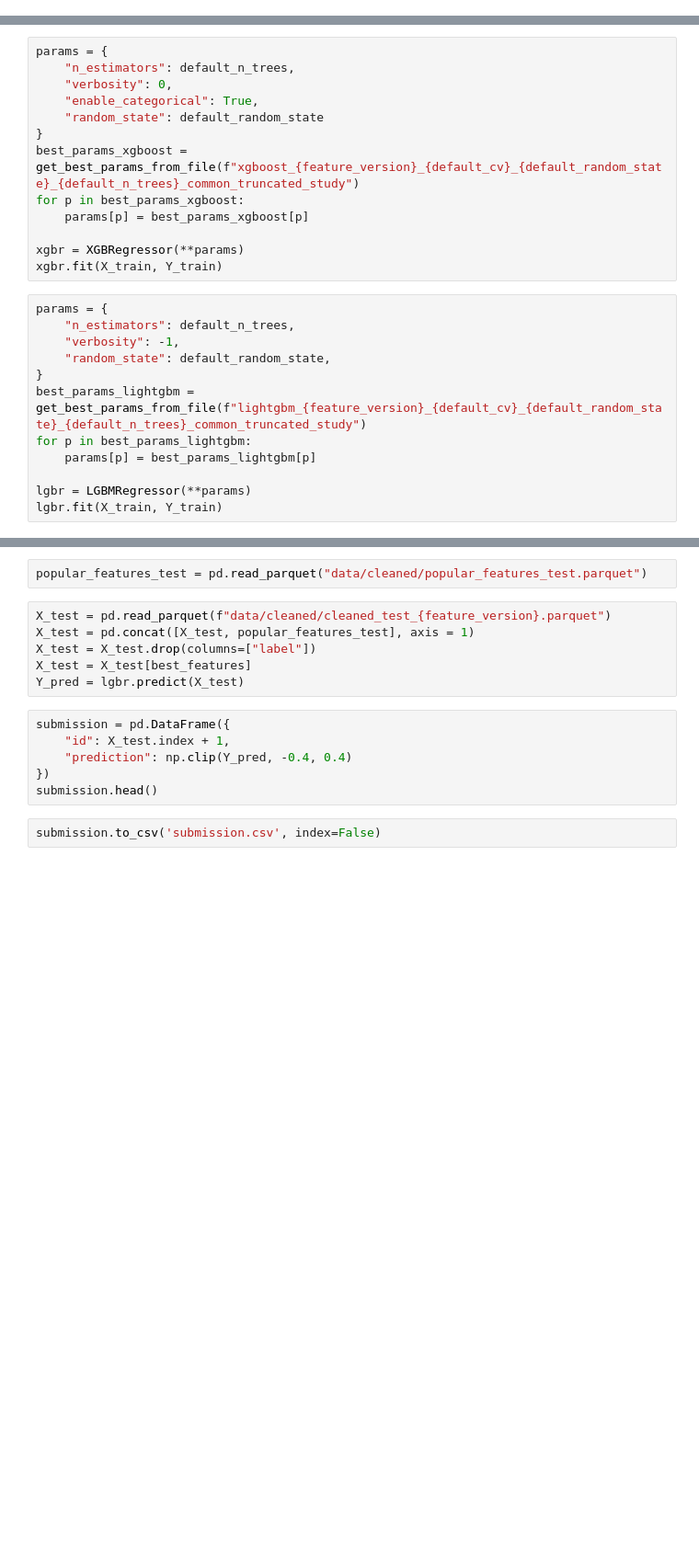
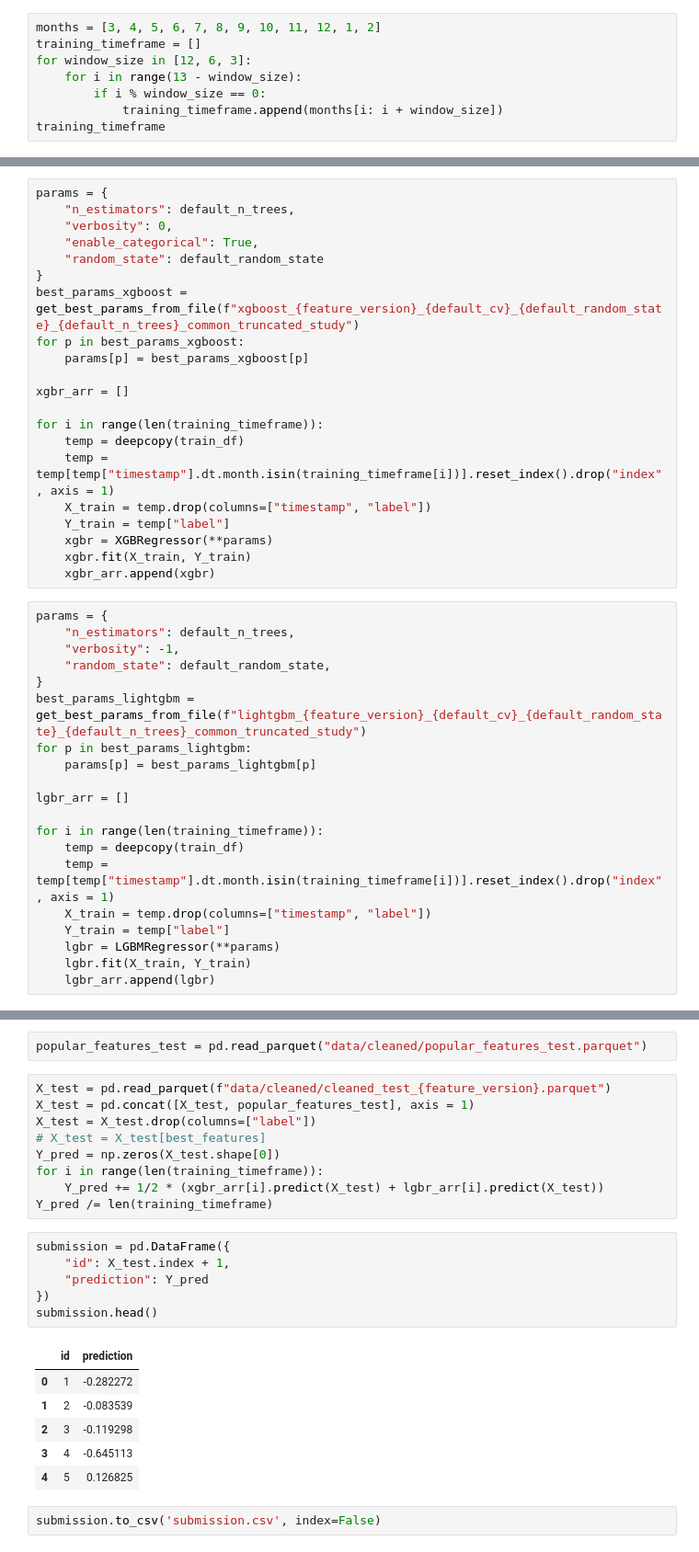
Before and after one commit to justpqa/drw-crypto-market-prediction, a Jupyter notebook: submission.ipynb, the cells around one changed output, grey strips where cells are left out. Shown at 92% size. Saved outputs shown, nothing was run; the diff lists cells and outputs as text; blank space fills up the shorter version.

Commit message:
latest training updates

```diff
--- a/submission.ipynb
+++ b/submission.ipynb
@@ -49,3 +52,11 @@ def get_best_params_from_file(filename):
         storage = f"sqlite:///{filename}.db"
     )
     return study.best_params
+# %%
+months = [3, 4, 5, 6, 7, 8, 9, 10, 11, 12, 1, 2]
+training_timeframe = []
+for window_size in [12, 6, 3]:
+    for i in range(13 - window_size):
+        if i % window_size == 0:
+            training_timeframe.append(months[i: i + window_size])
+training_timeframe
@@ -60,8 +79,16 @@ best_params_xgboost = get_best_params_from_file(f"xgboost_{feature_version}_{def
 for p in best_params_xgboost:
     params[p] = best_params_xgboost[p]
 
-xgbr = XGBRegressor(**params)
-xgbr.fit(X_train, Y_train)
+xgbr_arr = []
+
+for i in range(len(training_timeframe)):
+    temp = deepcopy(train_df)
+    temp = temp[temp["timestamp"].dt.month.isin(training_timeframe[i])].reset_index().drop("index", axis = 1)
+    X_train = temp.drop(columns=["timestamp", "label"])
+    Y_train = temp["label"]
+    xgbr = XGBRegressor(**params)
+    xgbr.fit(X_train, Y_train)
+    xgbr_arr.append(xgbr)
 # %%
 params = {
     "n_estimators": default_n_trees,
@@ -72,6 +99,14 @@ best_params_lightgbm = get_best_params_from_file(f"lightgbm_{feature_version}_{d
 for p in best_params_lightgbm:
     params[p] = best_params_lightgbm[p]
 
-lgbr = LGBMRegressor(**params)
-lgbr.fit(X_train, Y_train)
+lgbr_arr = []
+
+for i in range(len(training_timeframe)):
+    temp = deepcopy(train_df)
+    temp = temp[temp["timestamp"].dt.month.isin(training_timeframe[i])].reset_index().drop("index", axis = 1)
+    X_train = temp.drop(columns=["timestamp", "label"])
+    Y_train = temp["label"]
+    lgbr = LGBMRegressor(**params)
+    lgbr.fit(X_train, Y_train)
+    lgbr_arr.append(lgbr)
 # %%
@@ -96,13 +131,23 @@ popular_features_test = pd.read_parquet("data/cleaned/popular_features_test.parq
 X_test = pd.read_parquet(f"data/cleaned/cleaned_test_{feature_version}.parquet")
 X_test = pd.concat([X_test, popular_features_test], axis = 1)
 X_test = X_test.drop(columns=["label"])
-X_test = X_test[best_features]
-Y_pred = lgbr.predict(X_test)
+# X_test = X_test[best_features]
+Y_pred = np.zeros(X_test.shape[0])
+for i in range(len(training_timeframe)):
+    Y_pred += 1/2 * (xgbr_arr[i].predict(X_test) + lgbr_arr[i].predict(X_test))
+Y_pred /= len(training_timeframe)
 # %%
 submission = pd.DataFrame({
     "id": X_test.index + 1,
-    "prediction": np.clip(Y_pred, -0.4, 0.4)
+    "prediction": Y_pred
 })
 submission.head()
+# %% [output]
+|  | id | prediction |
+| 0 | 1 | -0.282272 |
+| 1 | 2 | -0.083539 |
+| 2 | 3 | -0.119298 |
+| 3 | 4 | -0.645113 |
+| 4 | 5 | 0.126825 |
 # %%
 submission.to_csv('submission.csv', index=False)
```
Also changed, not shown: parts of 5 cells of this notebook, 8 other files.
